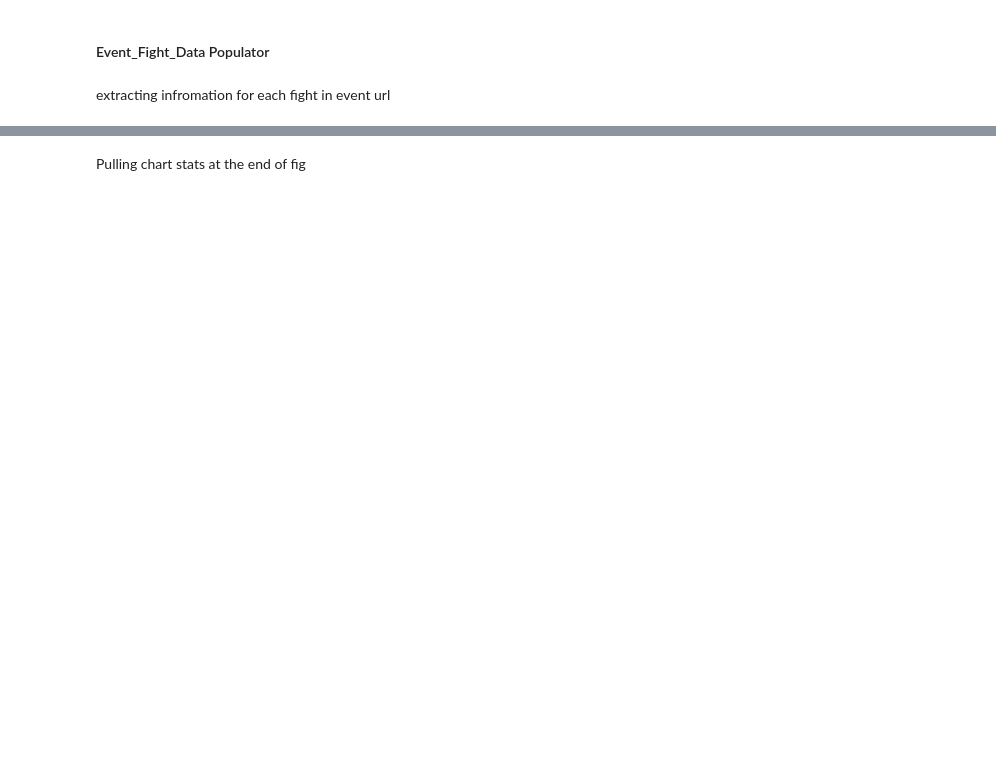
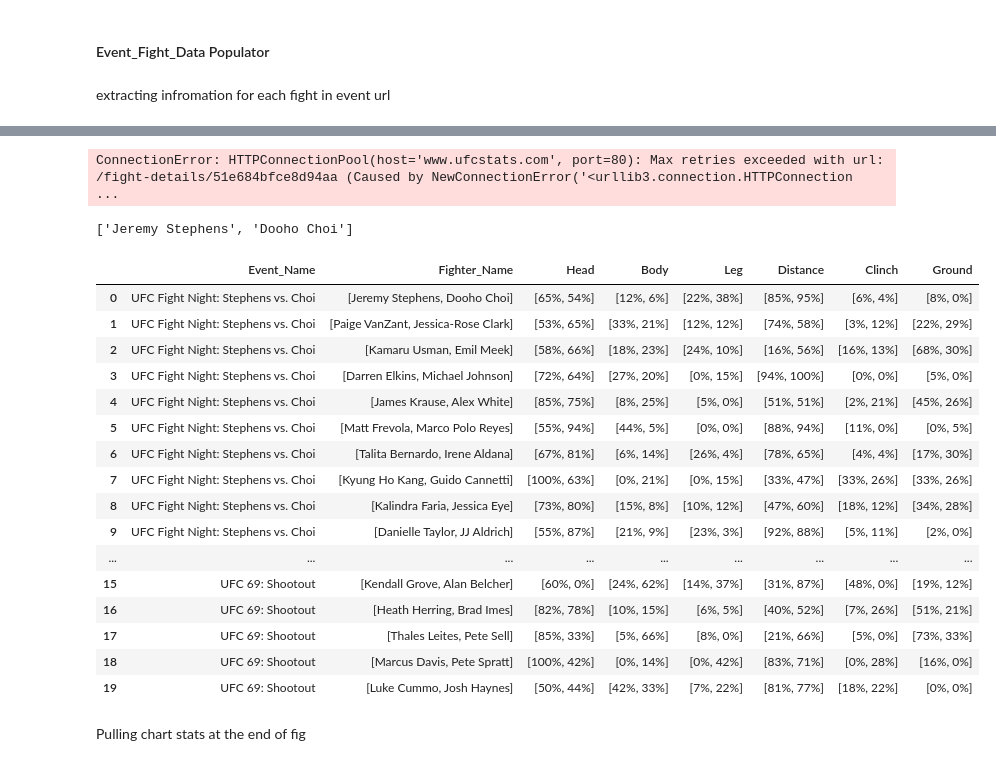
Before and after one commit to Neji128/Creating-a-SQL-Server-via-Web-Scrapping, a Jupyter notebook: data/Web_Scrapping.ipynb, the cells around one changed output, grey strips where cells are left out. Drawn from its saved outputs; the diff is of its cells as text; code cells hidden in the pictures; blank space fills up the shorter version.

```diff
--- a/data/Web_Scrapping.ipynb
+++ b/data/Web_Scrapping.ipynb
@@ -442,0 +399,23 @@ for url in flat_event_fight_urls:
+# %%
+fd_soups_1 = [soup_generator(url) for url in fight_detail_urls_flat]
+# %% [output]
+ConnectionError: HTTPConnectionPool(host='www.ufcstats.com', port=80): Max retries exceeded with url: /fight-details/51e684bfce8d94aa (Caused by NewConnectionError('<urllib3.connection.HTTPConnection  ...
+# %%
+def event_summary_stats(soup):
+    """"""
+    chart_stats_holder = soup.findAll('i', attrs={'class': re.compile('b-fight-details__charts-num')})
+
+    chart_stats = [stat.text.strip() for stat in chart_stats_holder]
+    fighter_chart_stats = [chart_stats[::2], chart_stats[1::2]]
+
+    return fighter_chart_stats
+# %%
+def fight_participant_fetcher(soup):
+    """"""
+    fighters = soup.findAll('h3', attrs={'class': re.compile('b-fight-details__person-name')})
+
+    return [fighters[0].text.strip(), fighters[1].text.strip()]
+
+fight_participant_fetcher(test_fd_soups[0])
+# %% [output]
+['Jeremy Stephens', 'Dooho Choi']
@@ -443,2 +452,40 @@ for url in flat_event_fight_urls:
+# %%
+columns = ['Event_Name', 'Fighter_Name', 'Head', 'Body', 'Leg', 'Distance', 'Clinch', 'Ground']
+
+#creating dataframe that will concate later
+chart_stats_df = pd.DataFrame()
+
+#creating df columns
+for col in columns:
+    chart_stats_df[col] = 0
+
+chart_stats_df.Event_Name = event_name_list
+chart_stats_df.Fighter_Name = event_fp_lists
+chart_stats_df.Head = stats_Head
+chart_stats_df.Body = stats_Body
+chart_stats_df.Leg = stats_Leg
+chart_stats_df.Distance = stats_Distance
+chart_stats_df.Clinch = stats_Clinch
+chart_stats_df.Ground = stats_Ground
+
+chart_stats_df
+# %% [output]
+|  | Event_Name | Fighter_Name | Head | Body | Leg | Distance | Clinch | Ground |
+| 0 | UFC Fight Night: Stephens vs. Choi | [Jeremy Stephens, Dooho Choi] | [65%, 54%] | [12%, 6%] | [22%, 38%] | [85%, 95%] | [6%, 4%] | [8%, 0%] |
+| 1 | UFC Fight Night: Stephens vs. Choi | [Paige VanZant, Jessica-Rose Clark] | [53%, 65%] | [33%, 21%] | [12%, 12%] | [74%, 58%] | [3%, 12%] | [22%, 29%] |
+| 2 | UFC Fight Night: Stephens vs. Choi | [Kamaru Usman, Emil Meek] | [58%, 66%] | [18%, 23%] | [24%, 10%] | [16%, 56%] | [16%, 13%] | [68%, 30%] |
+| 3 | UFC Fight Night: Stephens vs. Choi | [Darren Elkins, Michael Johnson] | [72%, 64%] | [27%, 20%] | [0%, 15%] | [94%, 100%] | [0%, 0%] | [5%, 0%] |
+| 4 | UFC Fight Night: Stephens vs. Choi | [James Krause, Alex White] | [85%, 75%] | [8%, 25%] | [5%, 0%] | [51%, 51%] | [2%, 21%] | [45%, 26%] |
+| 5 | UFC Fight Night: Stephens vs. Choi | [Matt Frevola, Marco Polo Reyes] | [55%, 94%] | [44%, 5%] | [0%, 0%] | [88%, 94%] | [11%, 0%] | [0%, 5%] |
+| 6 | UFC Fight Night: Stephens vs. Choi | [Talita Bernardo, Irene Aldana] | [67%, 81%] | [6%, 14%] | [26%, 4%] | [78%, 65%] | [4%, 4%] | [17%, 30%] |
+| 7 | UFC Fight Night: Stephens vs. Choi | [Kyung Ho Kang, Guido Cannetti] | [100%, 63%] | [0%, 21%] | [0%, 15%] | [33%, 47%] | [33%, 26%] | [33%, 26%] |
+| 8 | UFC Fight Night: Stephens vs. Choi | [Kalindra Faria, Jessica Eye] | [73%, 80%] | [15%, 8%] | [10%, 12%] | [47%, 60%] | [18%, 12%] | [34%, 28%] |
+| 9 | UFC Fight Night: Stephens vs. Choi | [Danielle Taylor, JJ Aldrich] | [55%, 87%] | [21%, 9%] | [23%, 3%] | [92%, 88%] | [5%, 11%] | [2%, 0%] |
+| ... | ... | ... | ... | ... | ... | ... | ... | ... |
+| 15 | UFC 69: Shootout | [Kendall Grove, Alan Belcher] | [60%, 0%] | [24%, 62%] | [14%, 37%] | [31%, 87%] | [48%, 0%] | [19%, 12%] |
+| 16 | UFC 69: Shootout | [Heath Herring, Brad Imes] | [82%, 78%] | [10%, 15%] | [6%, 5%] | [40%, 52%] | [7%, 26%] | [51%, 21%] |
+| 17 | UFC 69: Shootout | [Thales Leites, Pete Sell] | [85%, 33%] | [5%, 66%] | [8%, 0%] | [21%, 66%] | [5%, 0%] | [73%, 33%] |
+| 18 | UFC 69: Shootout | [Marcus Davis, Pete Spratt] | [100%, 42%] | [0%, 14%] | [0%, 42%] | [83%, 71%] | [0%, 28%] | [16%, 0%] |
+| 19 | UFC 69: Shootout | [Luke Cummo, Josh Haynes] | [50%, 44%] | [42%, 33%] | [7%, 22%] | [81%, 77%] | [18%, 22%] | [0%, 0%] |
 # %% [markdown]
 Pulling chart stats at the end of fig
```
Also changed, not shown: parts of 43 cells of this notebook, 3 other files.
